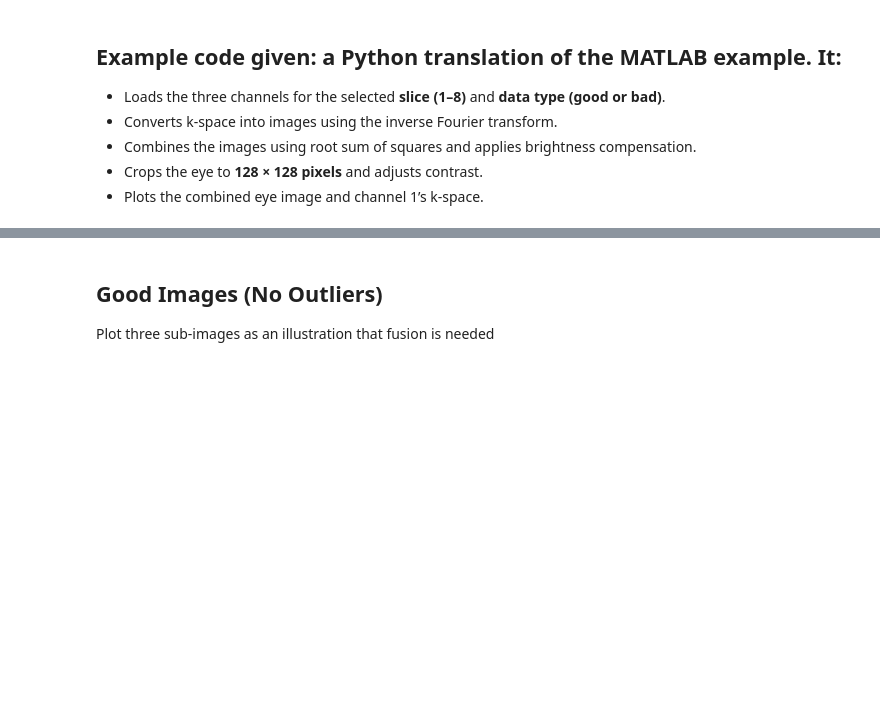
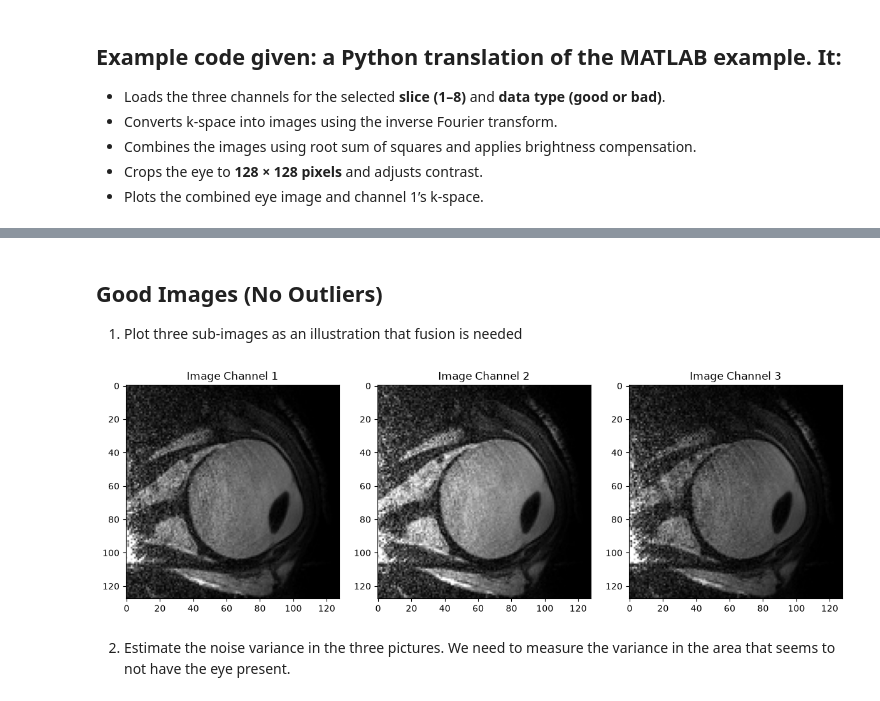
Before and after one commit to NobyDoby/SDSP-MRI-Imaging-project, a Jupyter notebook: MRI_Project.ipynb, the cells around one changed output, grey strips where cells are left out. Cells and saved outputs as stored; diff of their text form; code cells hidden in the pictures; blank space fills up the shorter version.

```diff
--- a/MRI_Project.ipynb
+++ b/MRI_Project.ipynb
@@ -84,3 +88,62 @@ plt.show()
 # %% [markdown]
 ## Good Images (No Outliers)
-Plot three sub-images as an illustration that fusion is needed
+1. Plot three sub-images as an illustration that fusion is needed
+# %%
+# Get separate images out of the three channels
+
+eye1 = (np.abs(image1) * clear_matrix)[187:315, :]
+eye2 = (np.abs(image2) * clear_matrix)[187:315, :]
+eye3 = (np.abs(image3) * clear_matrix)[187:315, :]
+# Adjust contrast
+eye_visualize1 = eye1.copy()
+eye_visualize2 = eye2.copy()
+eye_visualize3 = eye3.copy()
+
+
+images = [eye_visualize1, eye_visualize2, eye_visualize3]
+
+for i, eye_visualize in enumerate(images):
+
+    # Using the same contrasting as in the example code
+
+    std_within = 0.995
+    bin_centers = np.linspace(0, eye_visualize.max(), 1000)
+    middle_edges = (bin_centers[:-1] + bin_centers[1:]) / 2
+    bin_edges = np.concatenate(([-np.inf], middle_edges, [np.inf]))
+
+    counts, _ = np.histogram(eye_visualize, bins=bin_edges)
+    pixel_fraction = np.cumsum(counts) / counts.sum()
+    first_bin = np.where(pixel_fraction > std_within)[0][0]
+    thresh = bin_centers[first_bin]
+
+    # set threshold value to 65536
+    eye_visualize = eye_visualize * 65536 / thresh
+    eye_visualize = np.floor(eye_visualize + 0.5)
+    images[i] = np.clip(eye_visualize, 0, 65535).astype(np.uint16)
+
+eye_visualize1, eye_visualize2, eye_visualize3 = images
+
+# Plot each channel as an image
+max_value = max(eye_visualize1.max(), eye_visualize2.max(), eye_visualize3.max())
+
+plt.figure(figsize=(12, 4))
+
+plt.subplot(1, 3, 1)
+plt.imshow(eye_visualize1, cmap="gray", vmin=0, vmax=max_value)
+plt.title("Image Channel 1")
+plt.axis("on")
+
+plt.subplot(1, 3, 2)
+plt.imshow(eye_visualize2, cmap="gray", vmin=0, vmax=max_value)
+plt.title("Image Channel 2")
+plt.axis("on")
+
+plt.subplot(1, 3, 3)
+plt.imshow(eye_visualize3, cmap="gray", vmin=0, vmax=max_value)
+plt.title("Image Channel 3")
+plt.axis("on")
+
+plt.tight_layout()
+plt.show()
+# %% [output]
+[figure, added]
@@ -86,0 +162,2 @@ Plot three sub-images as an illustration that fusion is needed
+# %% [markdown]
+2. Estimate the noise variance in the three pictures. We need to measure the variance in the area that seems to not have the eye present.
```
Also changed, not shown: parts of 3 cells of this notebook.
